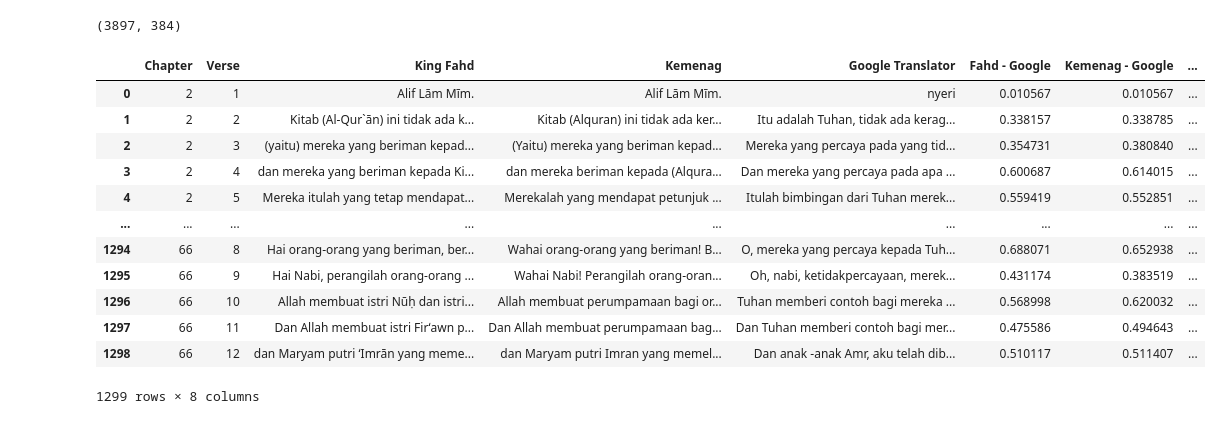
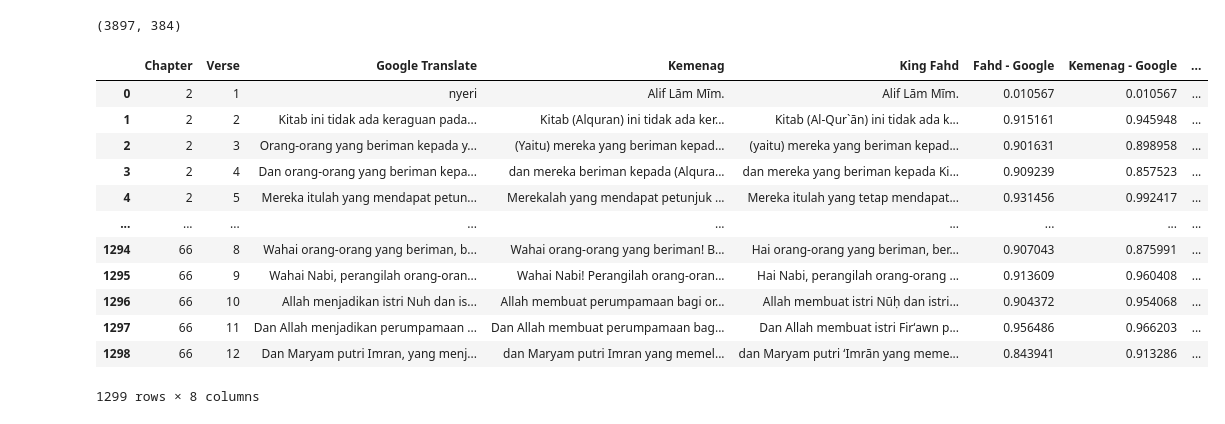
Before and after one commit to baobei23/google-quran-translate-evaluation, a Jupyter notebook: notebooks/semantic_analysis.ipynb, the cells around one changed output. Saved outputs shown, nothing was run; the diff lists cells and outputs as text; code cells hidden in the pictures.

```diff
--- a/notebooks/semantic_analysis.ipynb
+++ b/notebooks/semantic_analysis.ipynb
@@ -25,16 +25,18 @@ sentences = []
 
 for chapter in madaniyah_chapters:
 
-  quran_chapter= pd.read_csv('../Dataset/chapter_' + str(chapter) + '.csv')
-  sentence1 = quran_chapter['king_fahd'].tolist()
-  sentence2 = quran_chapter['kemenag'].tolist()
-  sentence3 = quran_chapter['google_translate'].tolist()
+  google_translate = pd.read_csv('../data/google_translate/chapter_' + str(chapter) + '.csv')
+  kemenag = pd.read_csv('../data/kemenag/chapter_' + str(chapter) + '.csv')
+  king_fahd = pd.read_csv('../data/king_fahd/chapter_' + str(chapter) + '.csv')
+
+  sentence1 = google_translate['google_translate'].tolist()
+  sentence2 = kemenag['kemenag'].tolist()
+  sentence3 = king_fahd['king_fahd'].tolist()
 
   sentences.append(sentence1)
   sentences.append(sentence2)
   sentences.append(sentence3)
 
-  # print('Chapter - ', str(chapter), ' ', len(eknath_easwaran_chapter))
 
 sentence_new = []
 for i in range(0, len(sentences)):
@@ -47,21 +49,18 @@ sentence_embeddings.shape
 # %% [output]
 (3897, 384)
 # %%
-import pandas as pd
-import csv
-from sklearn.metrics.pairwise import cosine_similarity
-
 # Inisialisasi
 index_map = []
 current_index = 0
 df = pd.DataFrame(columns=[
-    'Chapter', 'Verse', 'King Fahd', 'Kemenag', 'Google Translator',
+    'Chapter', 'Verse', 'Google Translate', 'Kemenag', 'King Fahd',
     'Fahd - Google', 'Kemenag - Google', 'Fahd - Kemenag'
 ])
 
 # Bangun peta indeks untuk masing-masing surah
 for chapter in madaniyah_chapters:
-    df_chapter = pd.read_csv(f'../Dataset/chapter_{chapter}.csv')
+    df_chapter = pd.read_csv(f'../data/google_translate/chapter_{chapter}.csv')
+
     n_verses = len(df_chapter)
 
     index_map.append({
@@ -73,48 +72,48 @@ for chapter in madaniyah_chapters:
     current_index += 3 * n_verses  # 3 versi: king_fahd, kemenag, google
 
 # Loop seluruh surah dan ayat untuk hitung similarity
 for mapping in index_map:
     chapter = mapping['chapter']
     start = mapping['start_index']
     n_verses = mapping['num_verses']
 
     for verse in range(n_verses):
-        i_fahd = start + verse
+        i_google = start + verse
         i_kemenag = start + n_verses + verse
-        i_google = start + 2 * n_verses + verse
+        i_fahd = start + 2 * n_verses + verse
 
         # Hitung cosine similarity
         sim_fahd = cosine_similarity([sentence_embeddings[i_fahd]], [sentence_embeddings[i_google]])[0][0]
         sim_kemenag = cosine_similarity([sentence_embeddings[i_kemenag]], [sentence_embeddings[i_google]])[0][0]
         sim_fahd_kemenag = cosine_similarity([sentence_embeddings[i_fahd]], [sentence_embeddings[i_kemenag]])[0][0]
 
         dict_row = {
             'Chapter': chapter,
             'Verse': verse + 1,
+            'Google Translate': sentence_new[i_google],
+            'Kemenag': sentence_new[i_kemenag],
             'King Fahd': sentence_new[i_fahd],
-            'Kemenag': sentence_new[i_kemenag],
-            'Google Translator': sentence_new[i_google],
             'Fahd - Google': sim_fahd,
             'Kemenag - Google': sim_kemenag,
             'Fahd - Kemenag': sim_fahd_kemenag
         }
 
         df = pd.concat([df, pd.DataFrame([dict_row])], ignore_index=True)
 
 # Tampilkan hasil akhir
 df
 # %% [output]
-|  | Chapter | Verse | King Fahd | Kemenag | Google Translator | Fahd - Google | Kemenag - Google | ... |
-| 0 | 2 | 1 | Alif Lām Mīm. | Alif Lām Mīm. | nyeri | 0.010567 | 0.010567 | ... |
-| 1 | 2 | 2 | Kitab (Al-Qur`ān) ini tidak ada k... | Kitab (Alquran) ini tidak ada ker... | Itu adalah Tuhan, tidak ada kerag... | 0.338157 | 0.338785 | ... |
-| 2 | 2 | 3 | (yaitu) mereka yang beriman kepad... | (Yaitu) mereka yang beriman kepad... | Mereka yang percaya pada yang tid... | 0.354731 | 0.380840 | ... |
-| 3 | 2 | 4 | dan mereka yang beriman kepada Ki... | dan mereka beriman kepada (Alqura... | Dan mereka yang percaya pada apa ... | 0.600687 | 0.614015 | ... |
-| 4 | 2 | 5 | Mereka itulah yang tetap mendapat... | Merekalah yang mendapat petunjuk ... | Itulah bimbingan dari Tuhan merek... | 0.559419 | 0.552851 | ... |
+|  | Chapter | Verse | Google Translate | Kemenag | King Fahd | Fahd - Google | Kemenag - Google | ... |
+| 0 | 2 | 1 | nyeri | Alif Lām Mīm. | Alif Lām Mīm. | 0.010567 | 0.010567 | ... |
+| 1 | 2 | 2 | Kitab ini tidak ada keraguan pada... | Kitab (Alquran) ini tidak ada ker... | Kitab (Al-Qur`ān) ini tidak ada k... | 0.915161 | 0.945948 | ... |
+| 2 | 2 | 3 | Orang-orang yang beriman kepada y... | (Yaitu) mereka yang beriman kepad... | (yaitu) mereka yang beriman kepad... | 0.901631 | 0.898958 | ... |
+| 3 | 2 | 4 | Dan orang-orang yang beriman kepa... | dan mereka beriman kepada (Alqura... | dan mereka yang beriman kepada Ki... | 0.909239 | 0.857523 | ... |
+| 4 | 2 | 5 | Mereka itulah yang mendapat petun... | Merekalah yang mendapat petunjuk ... | Mereka itulah yang tetap mendapat... | 0.931456 | 0.992417 | ... |
 | ... | ... | ... | ... | ... | ... | ... | ... | ... |
-| 1294 | 66 | 8 | Hai orang-orang yang beriman, ber... | Wahai orang-orang yang beriman! B... | O, mereka yang percaya kepada Tuh... | 0.688071 | 0.652938 | ... |
-| 1295 | 66 | 9 | Hai Nabi, perangilah orang-orang ... | Wahai Nabi! Perangilah orang-oran... | Oh, nabi, ketidakpercayaan, merek... | 0.431174 | 0.383519 | ... |
-| 1296 | 66 | 10 | Allah membuat istri Nūḥ dan istri... | Allah membuat perumpamaan bagi or... | Tuhan memberi contoh bagi mereka ... | 0.568998 | 0.620032 | ... |
-| 1297 | 66 | 11 | Dan Allah membuat istri Firʻawn p... | Dan Allah membuat perumpamaan bag... | Dan Tuhan memberi contoh bagi mer... | 0.475586 | 0.494643 | ... |
-| 1298 | 66 | 12 | dan Maryam putri ʻImrān yang meme... | dan Maryam putri Imran yang memel... | Dan anak -anak Amr, aku telah dib... | 0.510117 | 0.511407 | ... |
+| 1294 | 66 | 8 | Wahai orang-orang yang beriman, b... | Wahai orang-orang yang beriman! B... | Hai orang-orang yang beriman, ber... | 0.907043 | 0.875991 | ... |
+| 1295 | 66 | 9 | Wahai Nabi, perangilah orang-oran... | Wahai Nabi! Perangilah orang-oran... | Hai Nabi, perangilah orang-orang ... | 0.913609 | 0.960408 | ... |
+| 1296 | 66 | 10 | Allah menjadikan istri Nuh dan is... | Allah membuat perumpamaan bagi or... | Allah membuat istri Nūḥ dan istri... | 0.904372 | 0.954068 | ... |
+| 1297 | 66 | 11 | Dan Allah menjadikan perumpamaan ... | Dan Allah membuat perumpamaan bag... | Dan Allah membuat istri Firʻawn p... | 0.956486 | 0.966203 | ... |
+| 1298 | 66 | 12 | Dan Maryam putri Imran, yang menj... | dan Maryam putri Imran yang memel... | dan Maryam putri ʻImrān yang meme... | 0.843941 | 0.913286 | ... |
 1299 rows × 8 columns
 # %%
```
Also changed, not shown: parts of 33 cells of this notebook, 26 other files.
